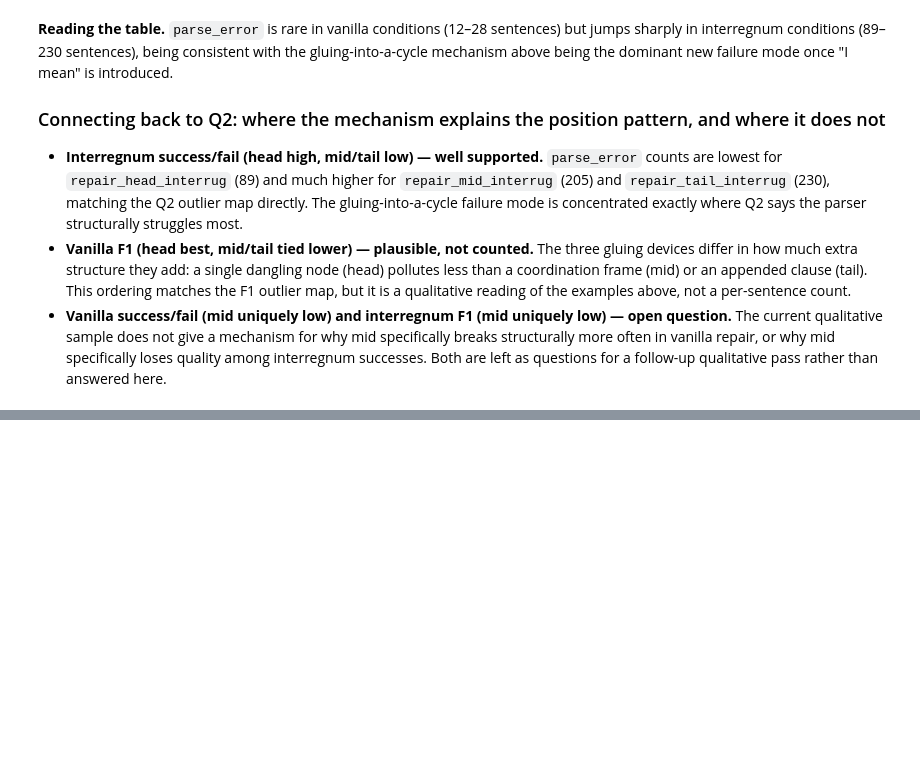
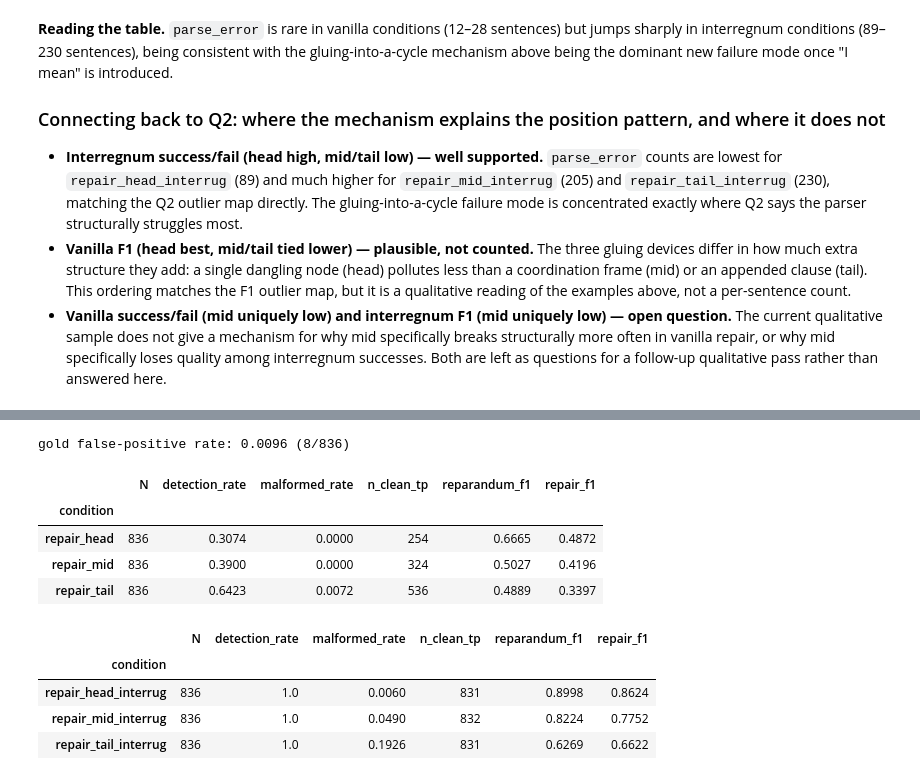
Before and after one commit to hongxuzhou/lct_master_project, a Jupyter notebook: colloquium_prep/pilot_eval/v2_pilot_eval_run/analysis/pilot_report.ipynb, the cells around one changed output, grey strips where cells are left out. Saved outputs shown, nothing was run; the diff lists cells and outputs as text; code cells hidden in the pictures; blank space fills up the shorter version.

```diff
--- a/colloquium_prep/pilot_eval/v2_pilot_eval_run/analysis/pilot_report.ipynb
+++ b/colloquium_prep/pilot_eval/v2_pilot_eval_run/analysis/pilot_report.ipynb
@@ -401,0 +411,42 @@ status_counts
+# %%
+AB_PATH = Path("../../../ablation_repair_sensitivity/full_ablation_out_scored.parquet")
+ab = pd.read_parquet(AB_PATH)
+
+AB_VANILLA = ["repair_head", "repair_mid", "repair_tail"]
+AB_INTERREG = ["repair_head_interrug", "repair_mid_interrug", "repair_tail_interrug"]
+
+def ablation_summary(conditions):
+    rows = []
+    for c in conditions:
+        sub = ab[ab["condition"] == c]
+        clean_tp = sub[sub["detected"] & sub["gt_positive"] & ~sub["suspect"]]
+        rows.append({
+            "condition": c, "N": len(sub),
+            "detection_rate": round(sub["detected"].mean(), 4),
+            "malformed_rate": round(sub["malformed"].mean(), 4),
+            "n_clean_tp": len(clean_tp),
+            "reparandum_f1": round(clean_tp["reparandum_f1"].mean(), 4),
+            "repair_f1": round(clean_tp["repair_f1"].mean(), 4),
+        })
+    return pd.DataFrame(rows).set_index("condition")
+
+n_gold = (ab["condition"] == "gold").sum()
+n_gold_fp = ab.loc[ab["condition"] == "gold", "detected"].sum()
+print(f"gold false-positive rate: {n_gold_fp / n_gold:.4f} ({n_gold_fp}/{n_gold})")
+
+vanilla_summary = ablation_summary(AB_VANILLA)
+interreg_summary = ablation_summary(AB_INTERREG)
+display(vanilla_summary)
+display(interreg_summary)
+# %% [output]
+gold false-positive rate: 0.0096 (8/836)
+|  | N | detection_rate | malformed_rate | n_clean_tp | reparandum_f1 | repair_f1 |
+| condition |  |  |  |  |  |  |
+| repair_head | 836 | 0.3074 | 0.0000 | 254 | 0.6665 | 0.4872 |
+| repair_mid | 836 | 0.3900 | 0.0000 | 324 | 0.5027 | 0.4196 |
+| repair_tail | 836 | 0.6423 | 0.0072 | 536 | 0.4889 | 0.3397 |
+|  | N | detection_rate | malformed_rate | n_clean_tp | reparandum_f1 | repair_f1 |
+| condition |  |  |  |  |  |  |
+| repair_head_interrug | 836 | 1.0 | 0.0060 | 831 | 0.8998 | 0.8624 |
+| repair_mid_interrug | 836 | 1.0 | 0.0490 | 832 | 0.8224 | 0.7752 |
+| repair_tail_interrug | 836 | 1.0 | 0.1926 | 831 | 0.6269 | 0.6622 |
```
Also changed, not shown: parts of 6 cells of this notebook, 1 other file.
